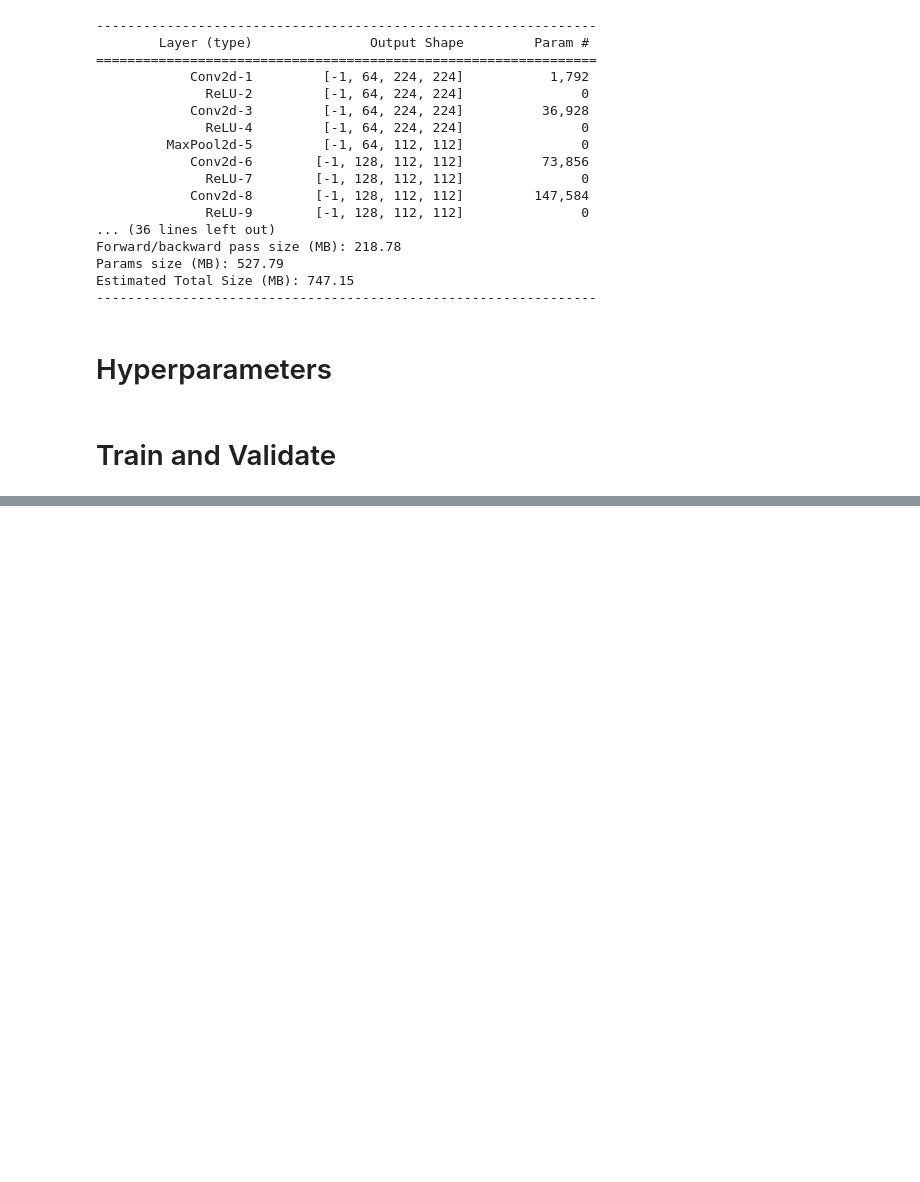
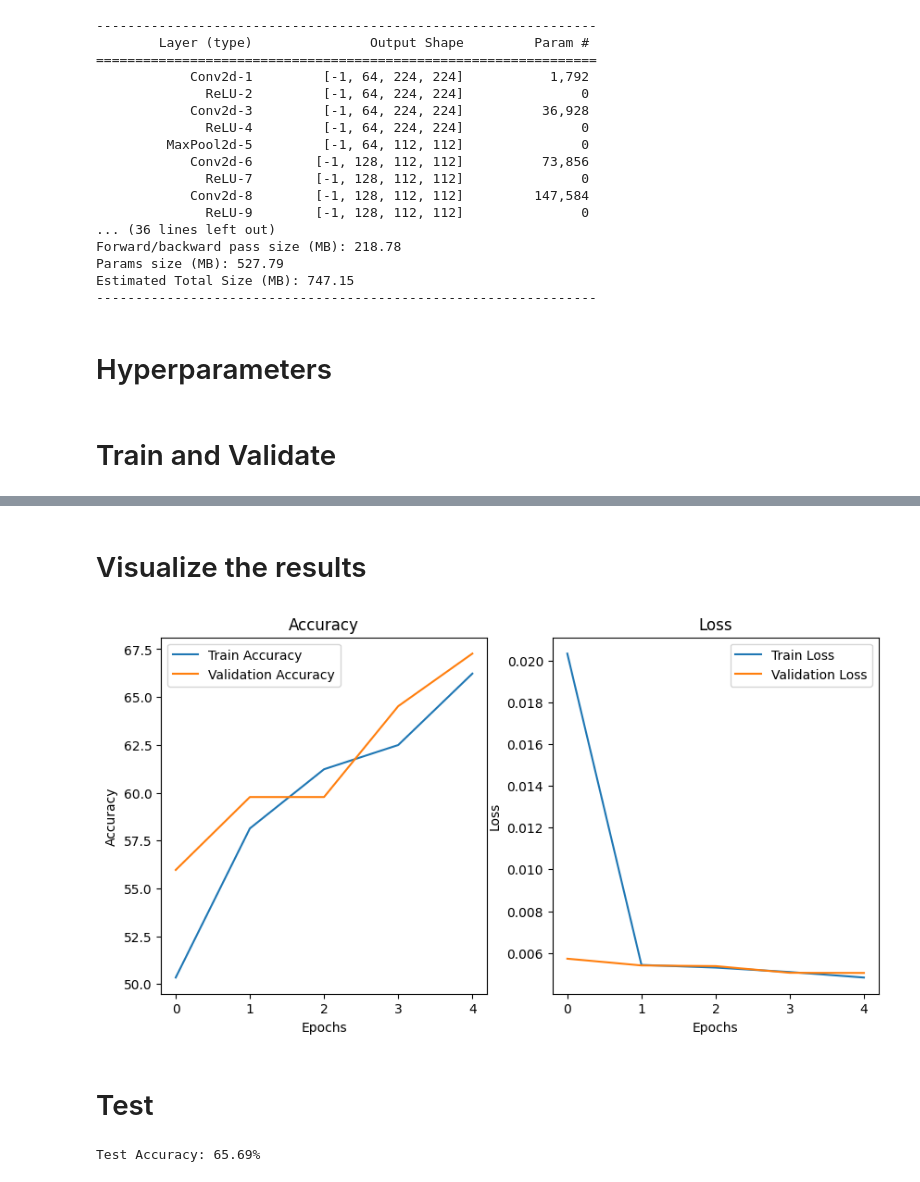
Before and after one commit to LittleFish-Coder/transfer-learning-workshop, a Jupyter notebook: workshop.ipynb, the cells around one changed output, grey strips where cells are left out. Cells and saved outputs as stored; diff of their text form; code cells hidden in the pictures; blank space fills up the shorter version.

```diff
--- a/workshop.ipynb
+++ b/workshop.ipynb
@@ -88 +70,4 @@ dataset = datasets.ImageFolder(root='PetImages', transform=transform)
+# %%
+train_dataset = datasets.ImageFolder(root='cat_dog_kaggle/training_set', transform=transform)
+test_dataset = datasets.ImageFolder(root='cat_dog_kaggle/test_set', transform=transform)
 # %%
@@ -103,13 +109,11 @@ Dog: 12500
 # %%
-# split the dataset into train, val, test (70%, 20%, 10%)
-dataset_size = len(dataset)
-train_size = int(0.7 * dataset_size)
-val_size = int(0.2 * dataset_size)
-test_size = dataset_size - train_size - val_size
-
-train_dataset, val_dataset, test_dataset = random_split(dataset, [train_size, val_size, test_size])
+# split the train dataset into 80% train and 20% validation
+train_size = int(0.8 * len(train_dataset))
+val_size = len(train_dataset) - train_size
+# split
+train_dataset, val_dataset = random_split(train_dataset, [train_size, val_size])
 
 print(f"Train dataset size: {len(train_dataset)}")
 print(f"Validation dataset size: {len(val_dataset)}")
-print(f"Test dataset size: {len(test_dataset)}")
+print(f"Test dataset size: {len(test_dataset)}")    # test set remains the same
 # %% [output]
@@ -170,7 +174,7 @@ Estimated Total Size (MB): 747.15
 # %%
 # Hyperparameters
 learning_rate = 0.001
-num_epochs = 2
+num_epochs = 5
 
 # Loss function and optimizer
 criterion = nn.CrossEntropyLoss()
@@ -235,3 +256,52 @@ for epoch in range(num_epochs):
+# %% [markdown]
+# Visualize the results
+# %%
+import numpy as np
+import matplotlib.pyplot as plt
+
+# plot the training and validation accuracy and loss
+plt.figure(figsize=(10, 5))
+# accuracy
+plt.subplot(1, 2, 1)
+plt.plot(train_accuracy, label='Train Accuracy')
+plt.plot(val_accuracy, label='Validation Accuracy')
+plt.title('Accuracy')
+plt.xlabel('Epochs')
+plt.ylabel('Accuracy')
+plt.legend()
+# loss
+plt.subplot(1, 2, 2)
+plt.plot(train_loss, label='Train Loss')
+plt.plot(val_loss, label='Validation Loss')
+plt.title('Loss')
+plt.xlabel('Epochs')
+plt.ylabel('Loss')
+plt.legend()
+# show
+plt.show()
+# %% [output]
+[figure, added]
+# %% [markdown]
+# Test
+# %%
+test_accuracy = 0
+total = 0
+
+model.eval()
+with torch.no_grad():
+    for idx, (images, labels) in enumerate(test_loader):
+        images, labels = images.to(device), labels.to(device)
+
+        outputs = model(images)
+        _, predicted = torch.max(outputs.data, 1)
+
+        # accuracy
+        total += labels.size(0)
+        test_accuracy += (predicted == labels).sum().item()
+
+print(f'Test Accuracy: {100 * test_accuracy / total:.2f}%')
+# %% [output]
+Test Accuracy: 65.69%
 # %% [markdown]
 # Assignments
 
```
Also changed, not shown: parts of 12 cells of this notebook.
